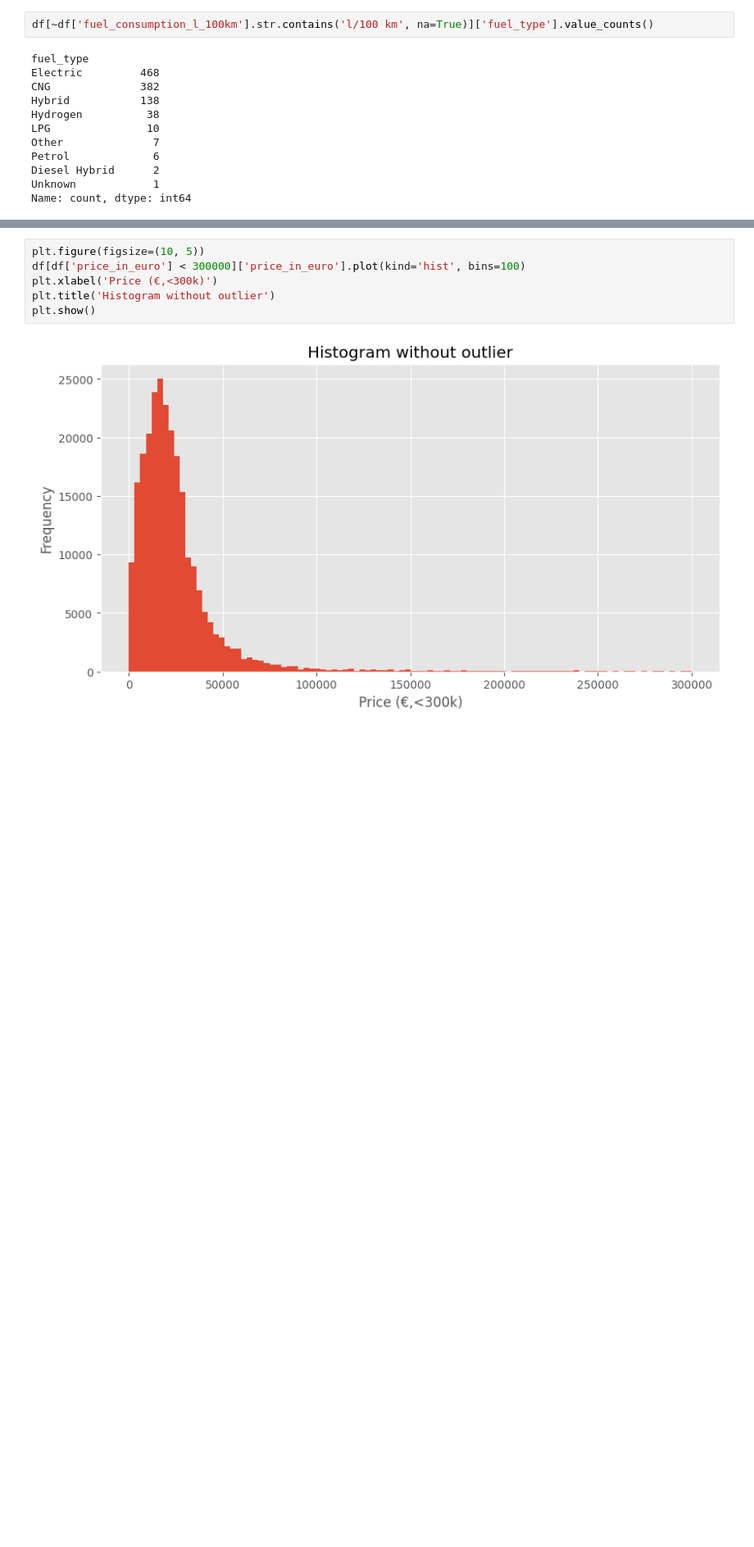
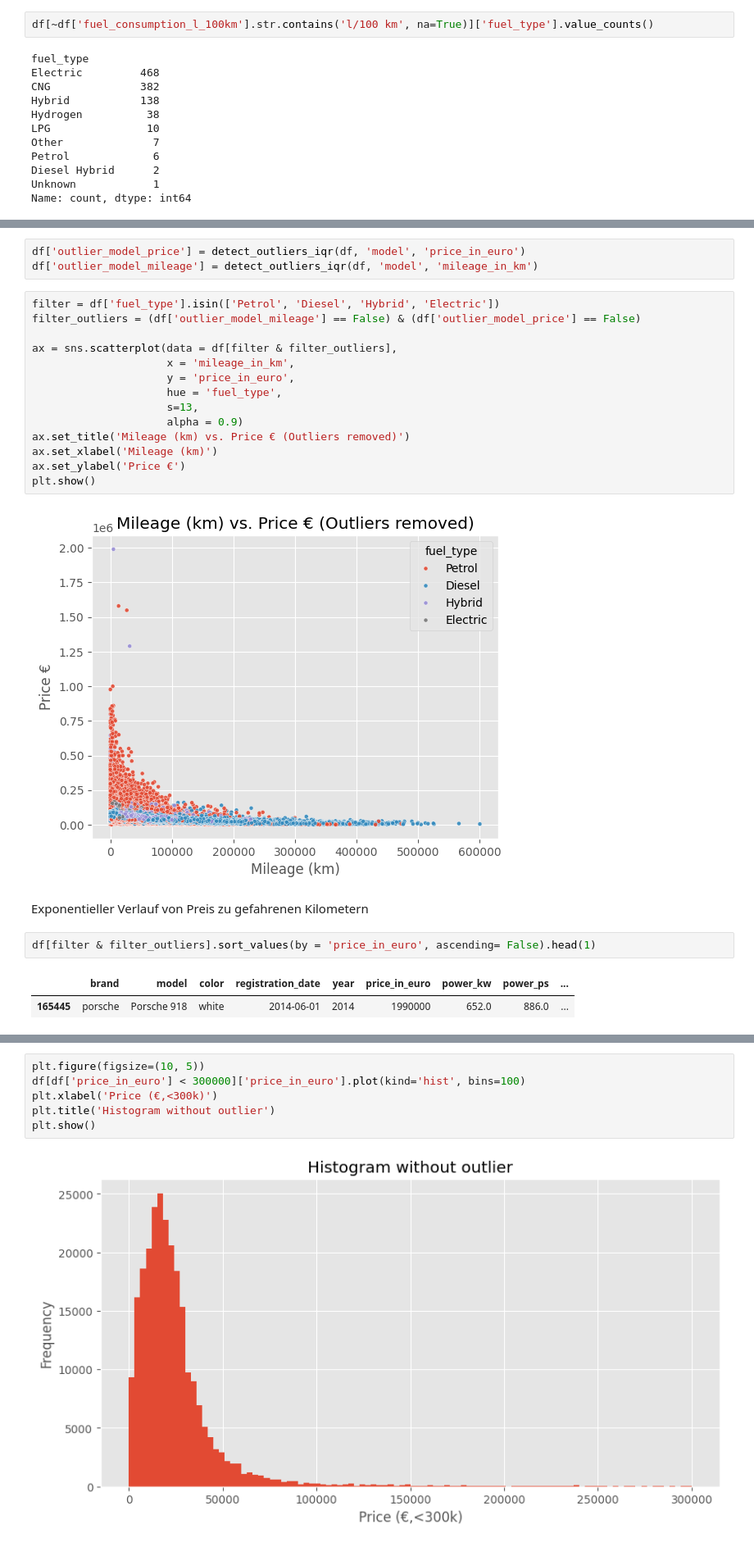
Before and after one commit to kiljos/data_mining, a Jupyter notebook: EDA/data_analysis.ipynb, the cells around one changed output, grey strips where cells are left out. Shown: that part at 82% size. Cells and saved outputs as stored; diff of their text form; blank space fills up the shorter version.

```diff
--- a/EDA/data_analysis.ipynb
+++ b/EDA/data_analysis.ipynb
@@ -329,0 +343,26 @@ plt.show()
+# %%
+df['outlier_model_price'] = detect_outliers_iqr(df, 'model', 'price_in_euro')
+df['outlier_model_mileage'] = detect_outliers_iqr(df, 'model', 'mileage_in_km')
+# %%
+filter = df['fuel_type'].isin(['Petrol', 'Diesel', 'Hybrid', 'Electric'])
+filter_outliers = (df['outlier_model_mileage'] == False) & (df['outlier_model_price'] == False)
+
+ax = sns.scatterplot(data = df[filter & filter_outliers],
+                     x = 'mileage_in_km',
+                     y = 'price_in_euro',
+                     hue = 'fuel_type',
+                     s=13,
+                     alpha = 0.9)
+ax.set_title('Mileage (km) vs. Price € (Outliers removed)')
+ax.set_xlabel('Mileage (km)')
+ax.set_ylabel('Price €')
+plt.show()
+# %% [output]
+[figure, added]
+# %% [markdown]
+Exponentieller Verlauf von Preis zu gefahrenen Kilometern
+# %%
+df[filter & filter_outliers].sort_values(by = 'price_in_euro', ascending= False).head(1)
+# %% [output]
+|  | brand | model | color | registration_date | year | price_in_euro | power_kw | power_ps | ... |
+| 165445 | porsche | Porsche 918 | white | 2014-06-01 | 2014 | 1990000 | 652.0 | 886.0 | ... |
```
Also changed, not shown: parts of 20 cells of this notebook.
